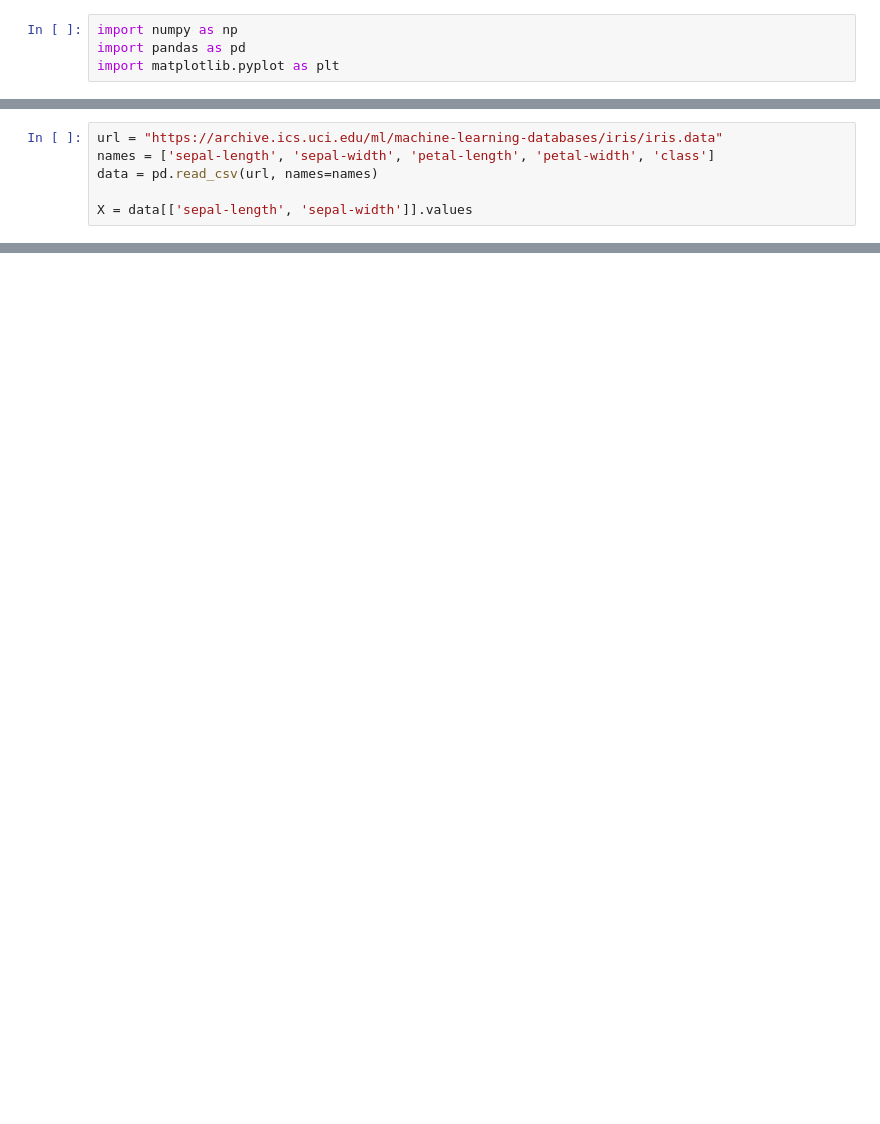
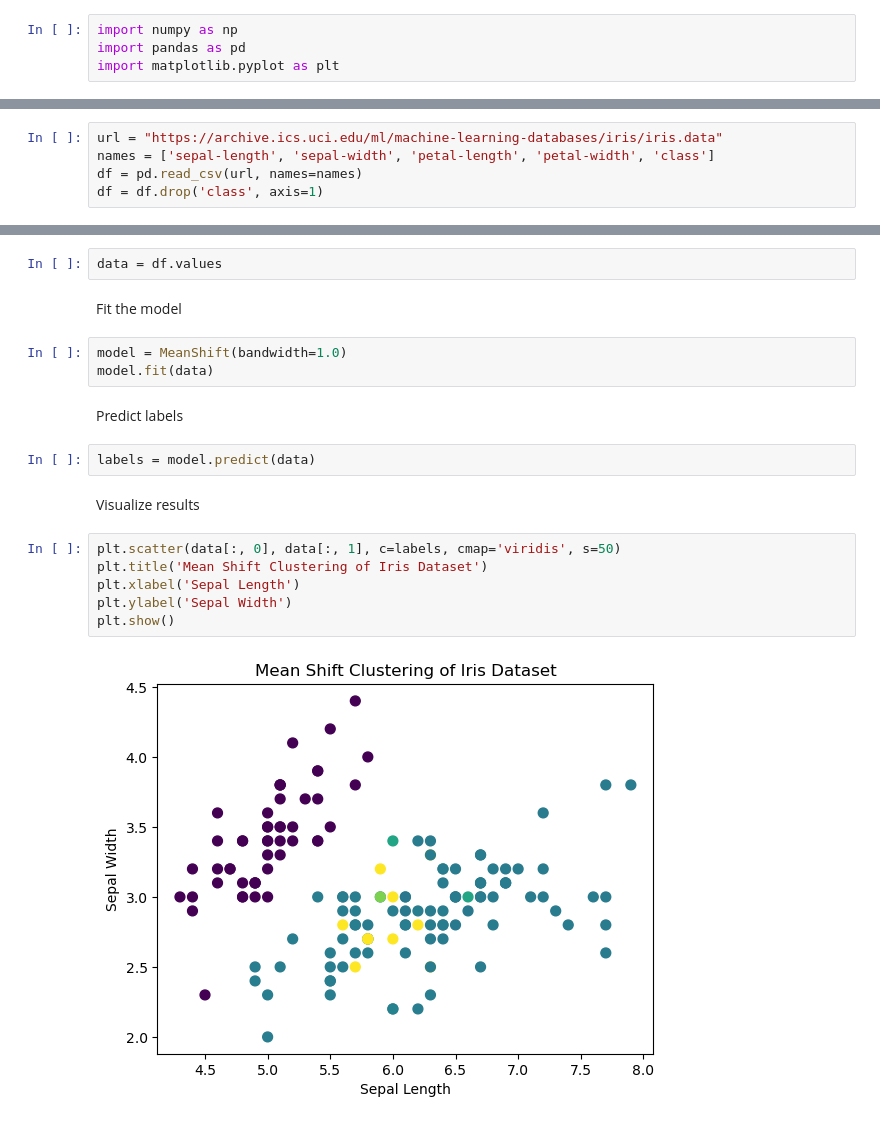
Before and after one commit to Nasyan/ml-clastering, a Jupyter notebook: clustering/mean-shift.ipynb, the cells around one changed output, grey strips where cells are left out. Cells and saved outputs as stored; diff of their text form; blank space fills up the shorter version.

```diff
--- a/clustering/mean-shift.ipynb
+++ b/clustering/mean-shift.ipynb
@@ -71,6 +36,5 @@ class MeanShift:
 # %%
 url = "https://archive.ics.uci.edu/ml/machine-learning-databases/iris/iris.data"
 names = ['sepal-length', 'sepal-width', 'petal-length', 'petal-width', 'class']
-data = pd.read_csv(url, names=names)
-
-X = data[['sepal-length', 'sepal-width']].values
+df = pd.read_csv(url, names=names)
+df = df.drop('class', axis=1)
@@ -90,0 +43,21 @@ plt.show()
+# %%
+data = df.values
+# %% [markdown]
+Fit the model
+# %%
+model = MeanShift(bandwidth=1.0)
+model.fit(data)
+# %% [markdown]
+Predict labels
+# %%
+labels = model.predict(data)
+# %% [markdown]
+Visualize results
+# %%
+plt.scatter(data[:, 0], data[:, 1], c=labels, cmap='viridis', s=50)
+plt.title('Mean Shift Clustering of Iris Dataset')
+plt.xlabel('Sepal Length')
+plt.ylabel('Sepal Width')
+plt.show()
+# %% [output]
+[figure, added]
```
Also changed, not shown: parts of 6 cells of this notebook, 5 other files.
